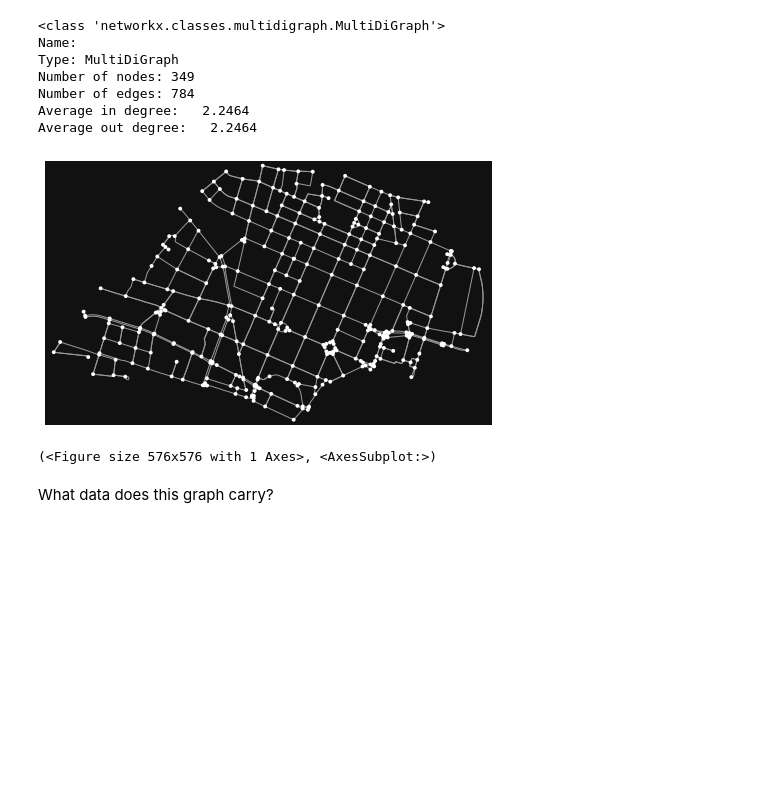
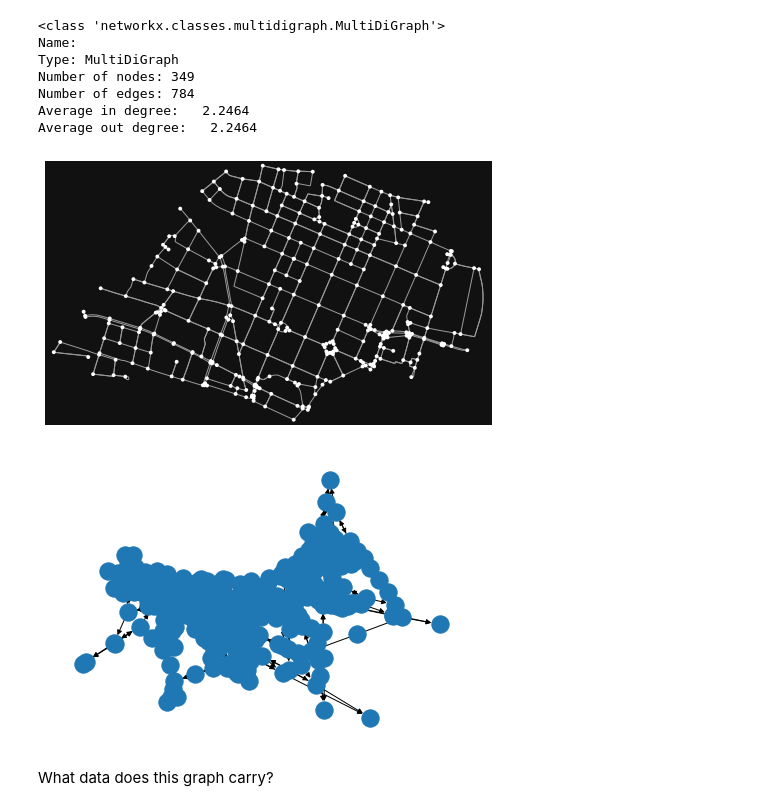
Before and after one commit to libklein/mfms-ss21, a Jupyter notebook: OSMNX/tutorial.ipynb, the cells around one changed output. Drawn from its saved outputs; the diff is of its cells as text; code cells hidden in the pictures; blank space fills up the shorter version.

```diff
--- a/OSMNX/tutorial.ipynb
+++ b/OSMNX/tutorial.ipynb
@@ -223,9 +226,10 @@ Average in degree:   2.2464
 Average out degree:   2.2464
 # %%
 osm.plot_graph(munich_streets)
+nx.draw(munich_streets)
 # %% [output]
 [figure]
-(<Figure size 576x576 with 1 Axes>, <AxesSubplot:>)
+[figure, added]
 # %% [markdown]
 What data does this graph carry?
 # %%
```
Also changed, not shown: parts of 25 cells of this notebook, 2 other files.
